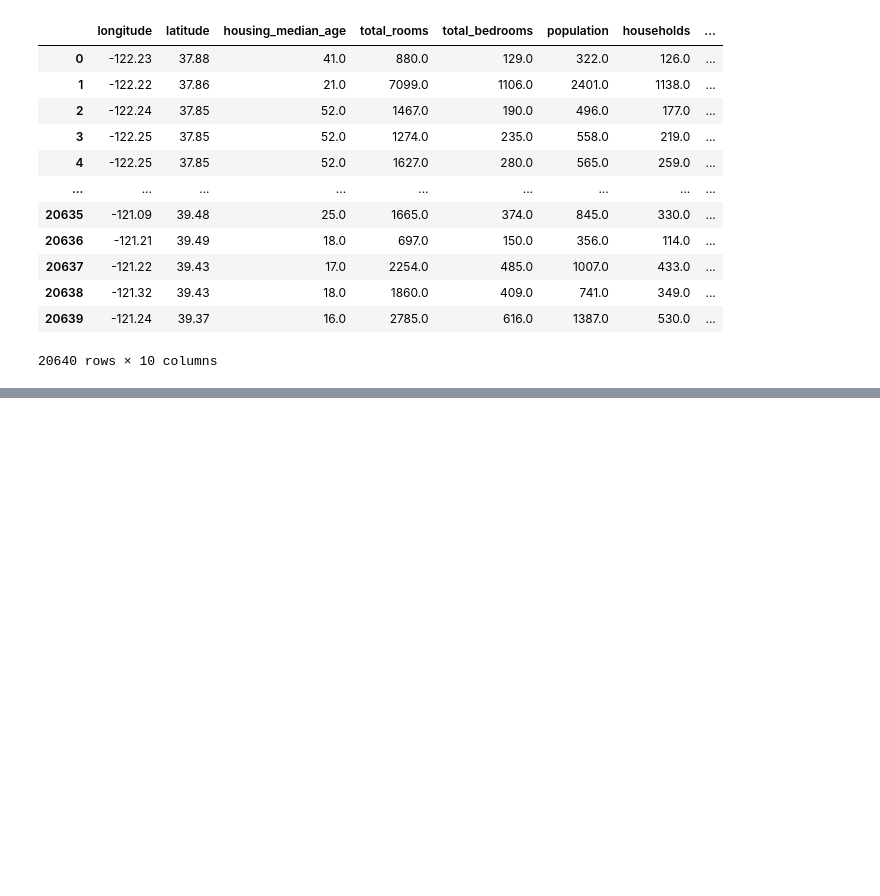
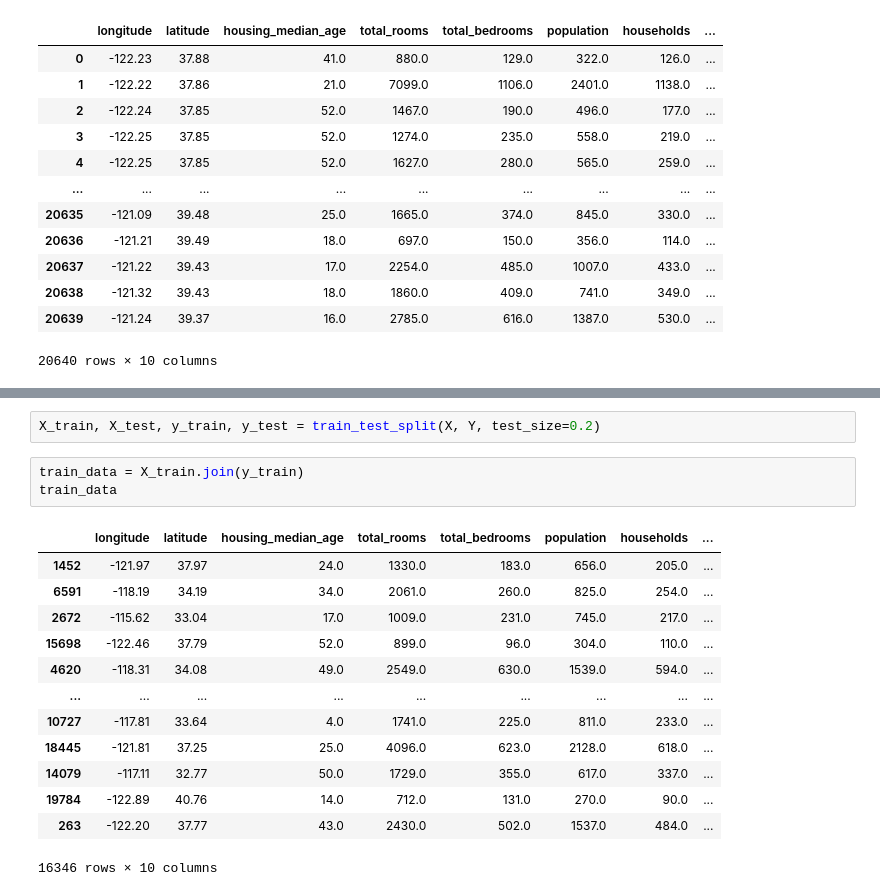
Before and after one commit to Haell39/Previsao_Preco_de_Imoveis, a Jupyter notebook: main.ipynb, the cells around one changed output, grey strips where cells are left out. Drawn from its saved outputs; the diff is of its cells as text; blank space fills up the shorter version.

```diff
--- a/main.ipynb
+++ b/main.ipynb
@@ -22,0 +100,19 @@ data
+# %%
+X_train, X_test, y_train, y_test = train_test_split(X, Y, test_size=0.2)
+# %%
+train_data = X_train.join(y_train)
+train_data
+# %% [output]
+|  | longitude | latitude | housing_median_age | total_rooms | total_bedrooms | population | households | ... |
+| 1452 | -121.97 | 37.97 | 24.0 | 1330.0 | 183.0 | 656.0 | 205.0 | ... |
+| 6591 | -118.19 | 34.19 | 34.0 | 2061.0 | 260.0 | 825.0 | 254.0 | ... |
+| 2672 | -115.62 | 33.04 | 17.0 | 1009.0 | 231.0 | 745.0 | 217.0 | ... |
+| 15698 | -122.46 | 37.79 | 52.0 | 899.0 | 96.0 | 304.0 | 110.0 | ... |
+| 4620 | -118.31 | 34.08 | 49.0 | 2549.0 | 630.0 | 1539.0 | 594.0 | ... |
+| ... | ... | ... | ... | ... | ... | ... | ... | ... |
+| 10727 | -117.81 | 33.64 | 4.0 | 1741.0 | 225.0 | 811.0 | 233.0 | ... |
+| 18445 | -121.81 | 37.25 | 25.0 | 4096.0 | 623.0 | 2128.0 | 618.0 | ... |
+| 14079 | -117.11 | 32.77 | 50.0 | 1729.0 | 355.0 | 617.0 | 337.0 | ... |
+| 19784 | -122.89 | 40.76 | 14.0 | 712.0 | 131.0 | 270.0 | 90.0 | ... |
+| 263 | -122.20 | 37.77 | 43.0 | 2430.0 | 502.0 | 1537.0 | 484.0 | ... |
+16346 rows × 10 columns
```
Also changed, not shown: parts of 10 cells of this notebook.
